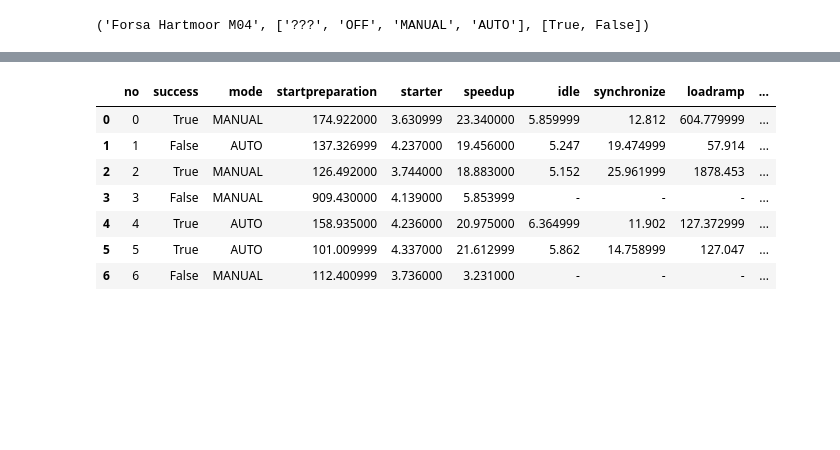
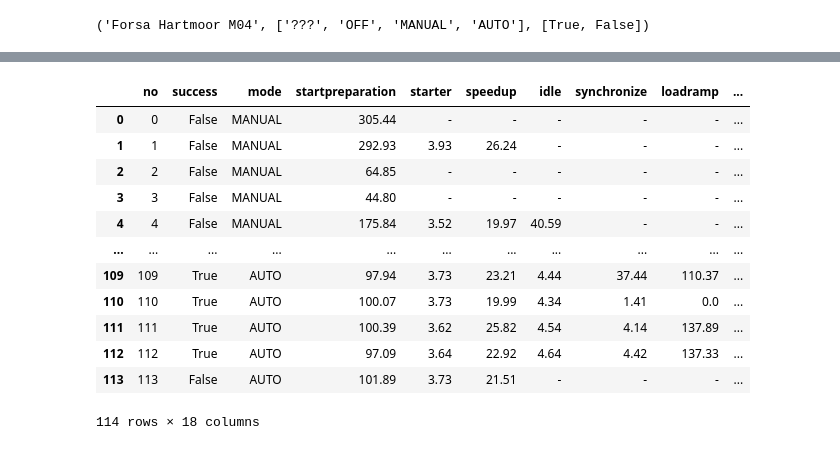
Before and after one commit to dieterch/statemachine, a Jupyter notebook: dplay.ipynb, the cells around one changed output, grey strips where cells are left out. Drawn from its saved outputs; the diff is of its cells as text; code cells hidden in the pictures; blank space fills up the shorter version.

Commit message:
fsm new dplay

```diff
--- a/dplay.ipynb
+++ b/dplay.ipynb
@@ -5,10 +5,10 @@
 
 import pandas as pd
 from dmyplant2 import cred, MyPlant, Engine
-import dplayFSM
+import dplayFSM2
 
 cred()
-mp = MyPlant(3600)
+mp = MyPlant(0)
 Engine._list_cached_validations();
 # %%
 e=Engine.from_sn(mp,1486174)
@@ -19,6 +19,6 @@ e['IB Site Name'] + ' ' + e['Engine ID'], modes, success
 ('Forsa Hartmoor M04', ['???', 'OFF', 'MANUAL', 'AUTO'], [True, False])
 # %%
 e=Engine.from_sn(mp,1486174)
-fsm = dplayFSM.demoFSM(e, successtime=600)
+fsm = dplayFSM2.demoFSM(e, p_from='2020-01-01', p_to='2022-02-01', successtime=600)
+#fsm = dplayFSM2.demoFSM(e, p_to='2022-03-10', successtime=600)
 fsm.run1(enforce=True) # run Finite State Machine
-fsm.result;
@@ -60,12 +25,17 @@ fsm.result;
 # %%
-rdf = fsm.result
-rdf[['no','success','mode','startpreparation','starter','speedup','idle','synchronize','loadramp','cumstarttime','maxload','ramprate','targetoperation','rampdown','coolrun','runout','count_alarms', 'count_warnings']].fillna('-')
+rda = fsm.starts
+rda[['no','success','mode','starttime','endtime','startpreparation','starter','speedup','idle','synchronize','loadramp','cumstarttime','maxload','ramprate','targetoperation','rampdown','coolrun','runout','count_alarms', 'count_warnings']].round(2).fillna('-')
 # %% [output]
 |  | no | success | mode | startpreparation | starter | speedup | idle | synchronize | loadramp | ... |
-| 0 | 0 | True | MANUAL | 174.922000 | 3.630999 | 23.340000 | 5.859999 | 12.812 | 604.779999 | ... |
-| 1 | 1 | False | AUTO | 137.326999 | 4.237000 | 19.456000 | 5.247 | 19.474999 | 57.914 | ... |
-| 2 | 2 | True | MANUAL | 126.492000 | 3.744000 | 18.883000 | 5.152 | 25.961999 | 1878.453 | ... |
-| 3 | 3 | False | MANUAL | 909.430000 | 4.139000 | 5.853999 | - | - | - | ... |
-| 4 | 4 | True | AUTO | 158.935000 | 4.236000 | 20.975000 | 6.364999 | 11.902 | 127.372999 | ... |
-| 5 | 5 | True | AUTO | 101.009999 | 4.337000 | 21.612999 | 5.862 | 14.758999 | 127.047 | ... |
-| 6 | 6 | False | MANUAL | 112.400999 | 3.736000 | 3.231000 | - | - | - | ... |
+| 0 | 0 | False | MANUAL | 305.44 | - | - | - | - | - | ... |
+| 1 | 1 | False | MANUAL | 292.93 | 3.93 | 26.24 | - | - | - | ... |
+| 2 | 2 | False | MANUAL | 64.85 | - | - | - | - | - | ... |
+| 3 | 3 | False | MANUAL | 44.80 | - | - | - | - | - | ... |
+| 4 | 4 | False | MANUAL | 175.84 | 3.52 | 19.97 | 40.59 | - | - | ... |
+| ... | ... | ... | ... | ... | ... | ... | ... | ... | ... | ... |
+| 109 | 109 | True | AUTO | 97.94 | 3.73 | 23.21 | 4.44 | 37.44 | 110.37 | ... |
+| 110 | 110 | True | AUTO | 100.07 | 3.73 | 19.99 | 4.34 | 1.41 | 0.0 | ... |
+| 111 | 111 | True | AUTO | 100.39 | 3.62 | 25.82 | 4.54 | 4.14 | 137.89 | ... |
+| 112 | 112 | True | AUTO | 97.09 | 3.64 | 22.92 | 4.64 | 4.42 | 137.33 | ... |
+| 113 | 113 | False | AUTO | 101.89 | 3.73 | 21.51 | - | - | - | ... |
+114 rows × 18 columns
```
Also changed, not shown: parts of 6 cells of this notebook, 2 other files.
